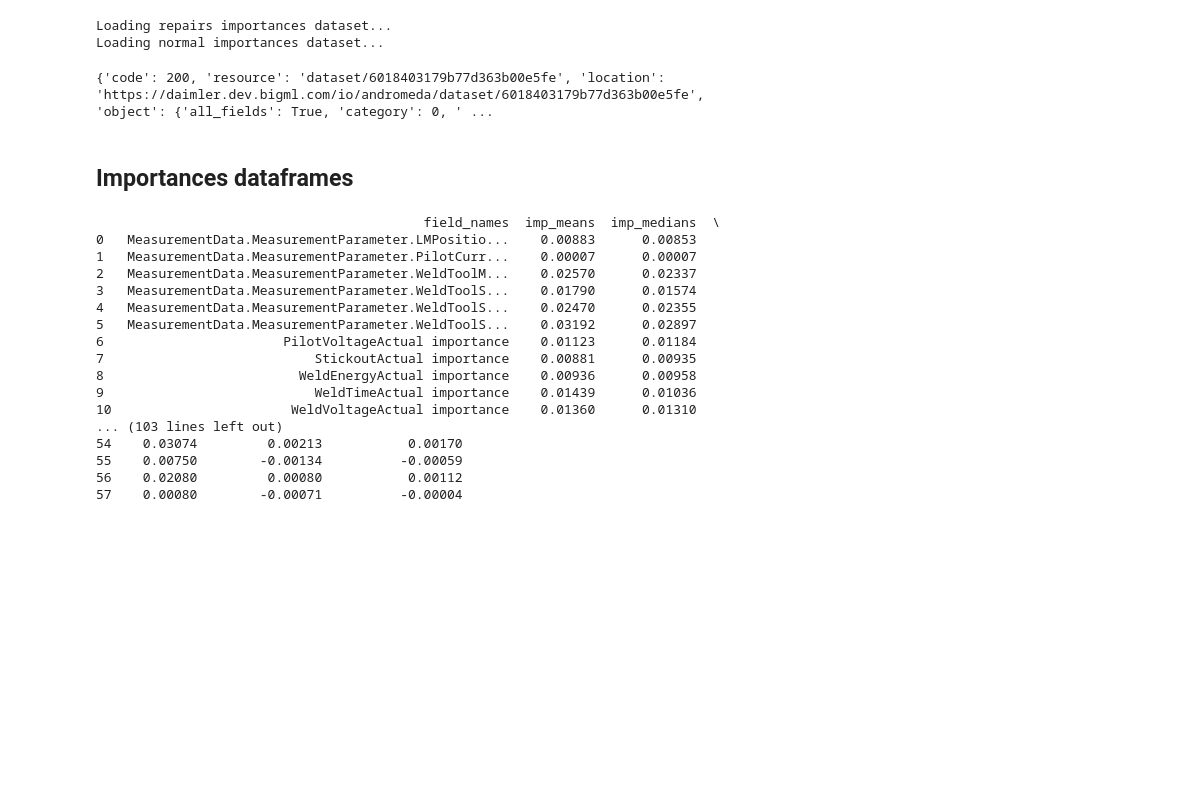
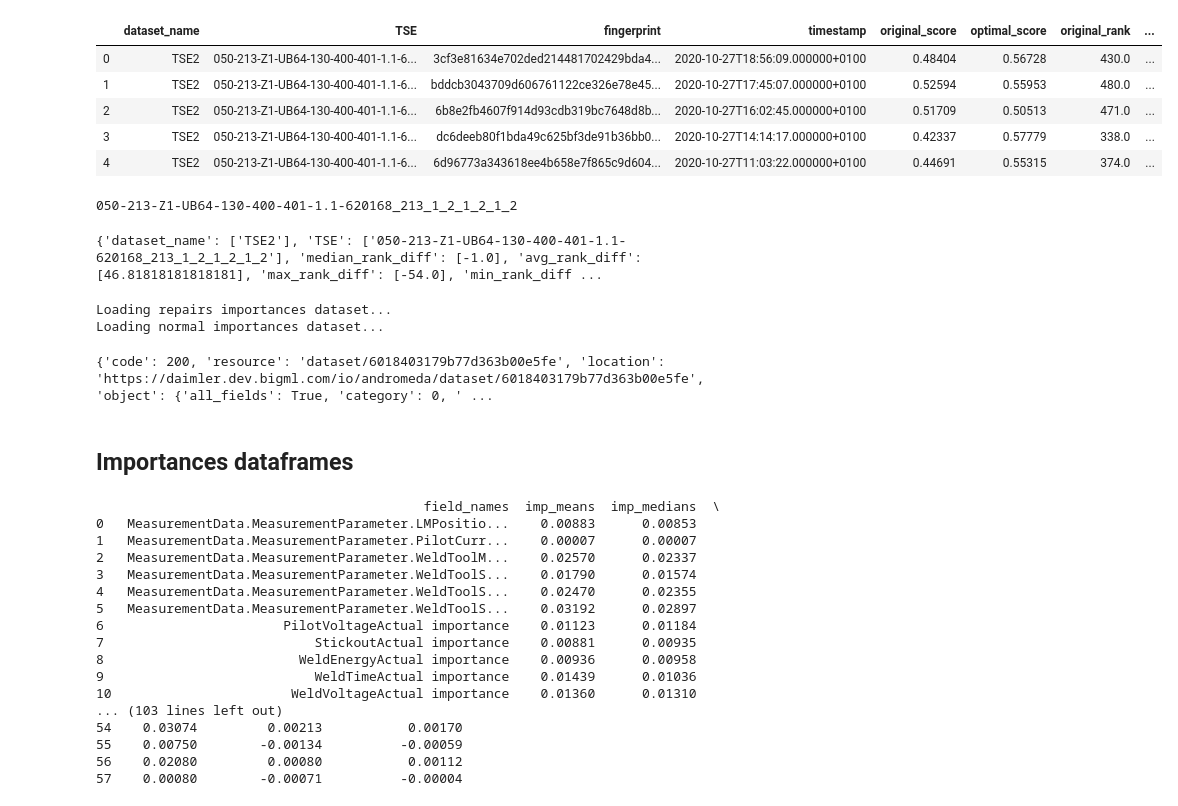
Before and after one commit to guillemvidalfite/ml-utils, a Jupyter notebook: anomaly-importances-util/notebooks/Python_development.ipynb, the cells around one changed output. Drawn from its saved outputs; the diff is of its cells as text; code cells hidden in the pictures; blank space fills up the shorter version.

```diff
--- a/anomaly-importances-util/notebooks/Python_development.ipynb
+++ b/anomaly-importances-util/notebooks/Python_development.ipynb
@@ -155,0 +356,32 @@ normal_importances_dataset_id = importances_execution_result["normal-importances
+# %%
+rank_stats_df = pd.DataFrame()
+
+# gather current DS repairs stats
+for index, row in optimal_bas_df[optimal_bas_df.repaired=='t'].iterrows():
+    current_data_dict = {'dataset_name': [tse["name"]],
+                         'TSE': [row["tse"]],
+                         'fingerprint': [row["fingerprint"]],
+                         'timestamp': [row["timestamp"]],
+                         'original_score': [row["orig_score"]],
+                         'optimal_score': [row["std_anomaly_score"]],
+                         'original_rank': [row["orig_score_rank"]],
+                         'optimal_rank': [row["score_rank"]],
+                         'original_pct_rank': [row["orig_score_pct_rank"]],
+                         'optimal_pct_rank': [row["score_pct_rank"]],
+                         'assembly_repair': [row["assembly_repair"]]}
+
+    current_data_df = pd.DataFrame(current_data_dict, columns = ['dataset_name','TSE','fingerprint','timestamp','original_score','optimal_score','original_rank','optimal_rank','original_pct_rank','optimal_pct_rank','assembly_repair'])
+    rank_stats_df = rank_stats_df.append(current_data_df, ignore_index=True)
+
+rank_stats_df.head()
+# %% [output]
+|  | dataset_name | TSE | fingerprint | timestamp | original_score | optimal_score | original_rank | ... |
+| 0 | TSE2 | 050-213-Z1-UB64-130-400-401-1.1-6... | 3cf3e81634e702ded214481702429bda4... | 2020-10-27T18:56:09.000000+0100 | 0.48404 | 0.56728 | 430.0 | ... |
+| 1 | TSE2 | 050-213-Z1-UB64-130-400-401-1.1-6... | bddcb3043709d606761122ce326e78e45... | 2020-10-27T17:45:07.000000+0100 | 0.52594 | 0.55953 | 480.0 | ... |
+| 2 | TSE2 | 050-213-Z1-UB64-130-400-401-1.1-6... | 6b8e2fb4607f914d93cdb319bc7648d8b... | 2020-10-27T16:02:45.000000+0100 | 0.51709 | 0.50513 | 471.0 | ... |
+| 3 | TSE2 | 050-213-Z1-UB64-130-400-401-1.1-6... | dc6deeb80f1bda49c625bf3de91b36bb0... | 2020-10-27T14:14:17.000000+0100 | 0.42337 | 0.57779 | 338.0 | ... |
+| 4 | TSE2 | 050-213-Z1-UB64-130-400-401-1.1-6... | 6d96773a343618ee4b658e7f865c9d604... | 2020-10-27T11:03:22.000000+0100 | 0.44691 | 0.55315 | 374.0 | ... |
+# %%
+print(current_data_df['TSE'].loc[0])
+# %% [output]
+050-213-Z1-UB64-130-400-401-1.1-620168_213_1_2_1_2_1_2
@@ -156,3 +410,7 @@ normal_importances_dataset_id = importances_execution_result["normal-importances
+# %%
+print(cur_ds_stats_dict)
+# %% [output]
+{'dataset_name': ['TSE2'], 'TSE': ['050-213-Z1-UB64-130-400-401-1.1-620168_213_1_2_1_2_1_2'], 'median_rank_diff': [-1.0], 'avg_rank_diff': [46.81818181818181], 'max_rank_diff': [-54.0], 'min_rank_diff ...
 # %%
 print("Loading repairs importances dataset...")
 repairs_importances_dataset = api.get_dataset(repairs_importances_dataset_id)
```
Also changed, not shown: parts of 17 cells of this notebook, 18 other files.
